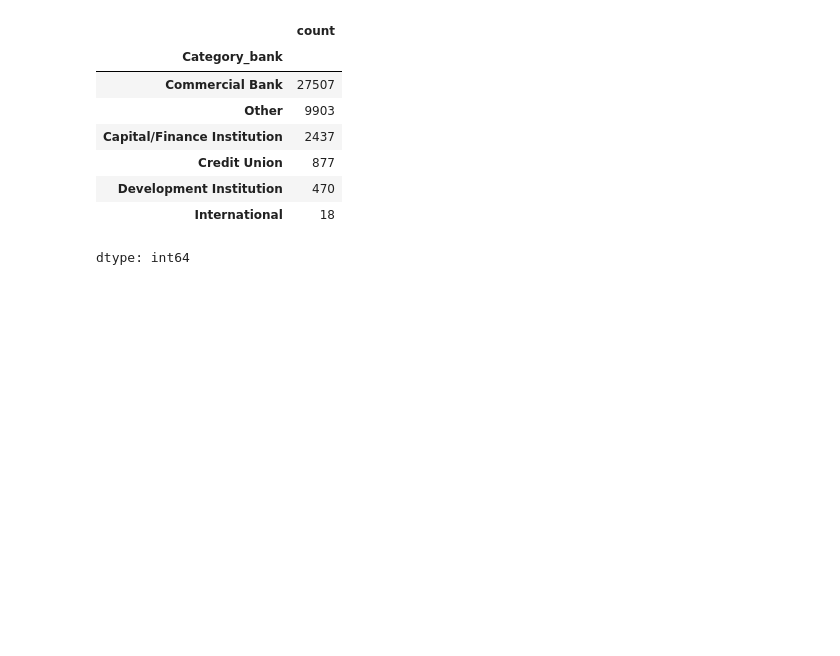
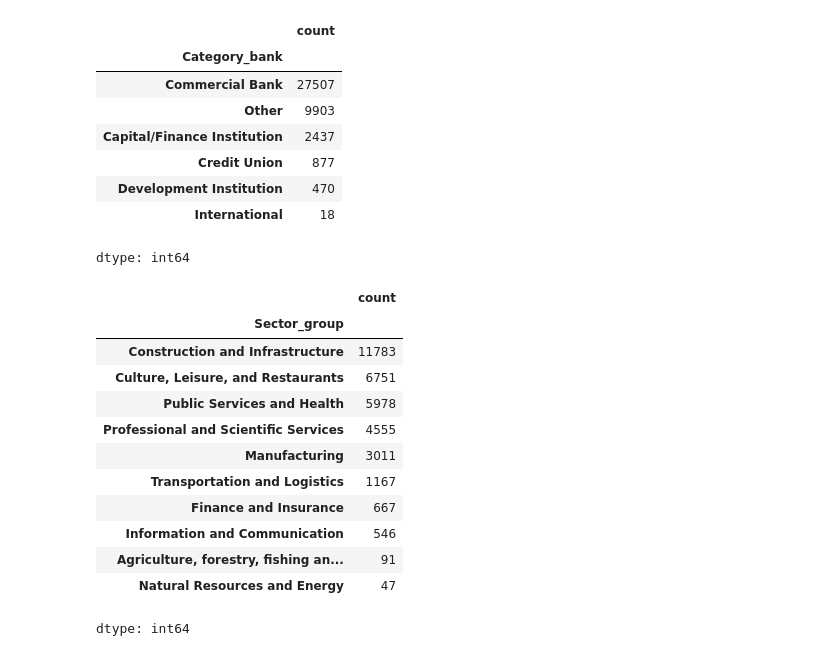
Before and after one commit to Elhai12/SBA_loans_predict, a Jupyter notebook: Preparation.ipynb, the cells around one changed output. Drawn from its saved outputs; the diff is of its cells as text; code cells hidden in the pictures; blank space fills up the shorter version.

```diff
--- a/Preparation.ipynb
+++ b/Preparation.ipynb
@@ -65,5 +234,5 @@ df_filter['Is_Franchise'] = df_filter['FranchiseCode'].apply(lambda x: 0 if (x =
 # %%
-df_drop = df_filter.drop(['Name','City','State','BankState','NAICS','Zip','LoanNr_ChkDgt','ChgOffDate','BalanceGross','ChgOffPrinGr','FranchiseCode'],axis=1)
+df_drop = df_filter.drop(['LoanNr_ChkDgt','Name','City','State','Zip','BankState','NAICS','ChgOffDate','BalanceGross','ChgOffPrinGr','FranchiseCode'],axis=1)
 # %%
 df_drop.columns
 # %% [output]
@@ -116,3 +285,59 @@ df_drop['Category_bank'].value_counts()
 dtype: int64
 # %%
 df_drop_bank = df_drop.drop(['Bank'],axis=1)
+# %%
+def get_group(number):
+    groups = {
+        1: "Agriculture, forestry, fishing and hunting",
+        2: "Natural Resources and Energy",
+        3: "Manufacturing",
+        4: "Construction and Infrastructure",
+        5: "Transportation and Logistics",
+        6: "Information and Communication",
+        7: "Finance and Insurance",
+        8: "Professional and Scientific Services",
+        9: "Public Services and Health",
+        10: "Culture, Leisure, and Restaurants"
+    }
+
+    number = int(number)
+    if number == 11:
+        return groups[1]
+    elif number == 21 or number == 22:
+        return groups[2]
+    elif 31 <= number <= 33:
+        return groups[3]
+    elif number == 23 or number == 42 or (44 <= number <= 45):
+        return groups[4]
+    elif 48 <= number <= 49:
+        return groups[5]
+    elif number == 51:
+        return groups[6]
+    elif number == 52:
+        return groups[7]
+    elif number == 53 or number == 54 or number == 55:
+        return groups[8]
+    elif number == 56 or number == 61 or number == 62 or number == 92:
+        return groups[9]
+    elif number == 71 or number == 72 or number == 81:
+        return groups[10]
+    else:
+        return np.nan
+
+df_drop_bank['Sector_group'] = df_drop_bank['Sector'].apply(get_group)
+# %%
+df_drop_bank['Sector_group'].value_counts()
+# %% [output]
+|  | count |
+| Sector_group |  |
+| Construction and Infrastructure | 11783 |
+| Culture, Leisure, and Restaurants | 6751 |
+| Public Services and Health | 5978 |
+| Professional and Scientific Services | 4555 |
+| Manufacturing | 3011 |
+| Transportation and Logistics | 1167 |
+| Finance and Insurance | 667 |
+| Information and Communication | 546 |
+| Agriculture, forestry, fishing an... | 91 |
+| Natural Resources and Energy | 47 |
+dtype: int64
```
Also changed, not shown: parts of 33 cells of this notebook.
